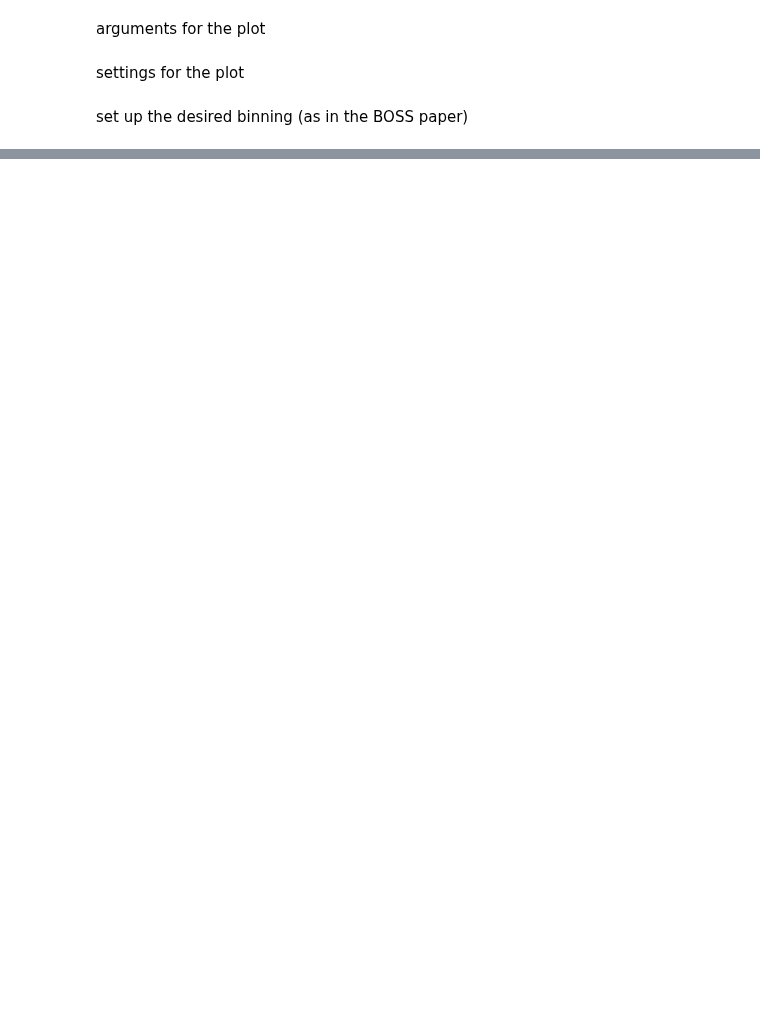
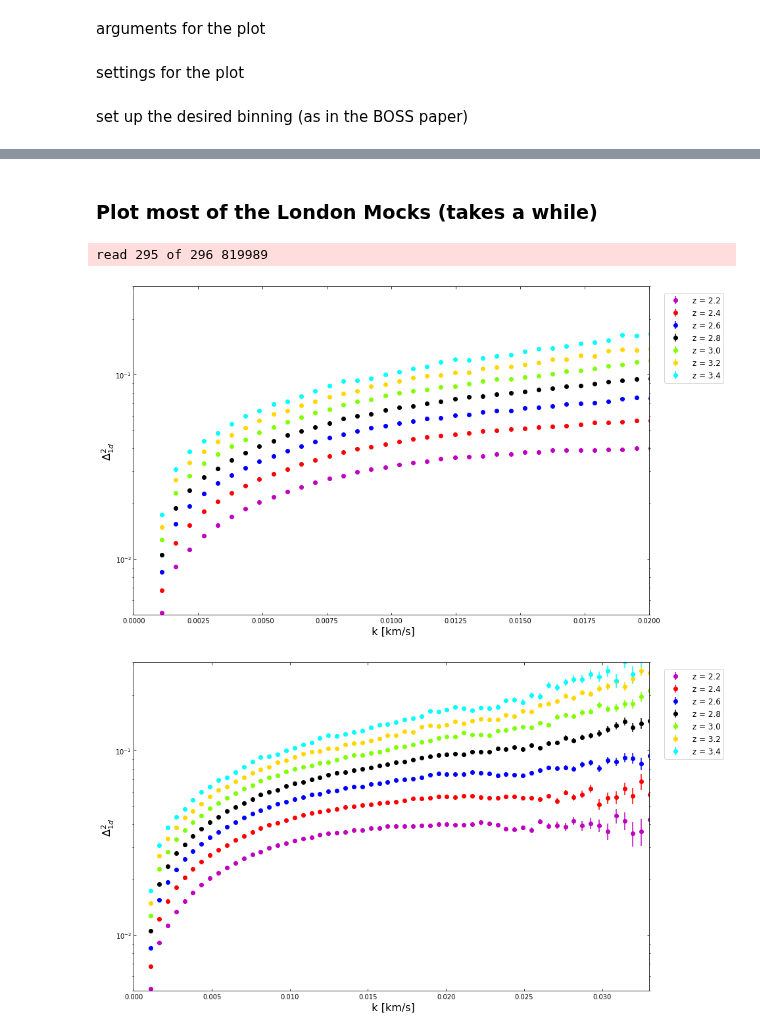
Before and after one commit to igmhub/desi_QA, a Jupyter notebook: Mocks/QA_1dPk.ipynb, the cells around one changed output, grey strips where cells are left out. Saved outputs shown, nothing was run; the diff lists cells and outputs as text; code cells hidden in the pictures; blank space fills up the shorter version.

```diff
--- a/Mocks/QA_1dPk.ipynb
+++ b/Mocks/QA_1dPk.ipynb
@@ -304,0 +310,8 @@ fig.savefig(figure_file, transparent=False)
+# %% [markdown]
+### Plot most of the London Mocks (takes a while)
+# %%
+plot_data(Path.home()/'Pk_fits')
+# %% [output]
+read 295 of 296 819989
+[figure, added]
+[figure, added]
```
Also changed, not shown: parts of 46 cells of this notebook, 2 other files.
